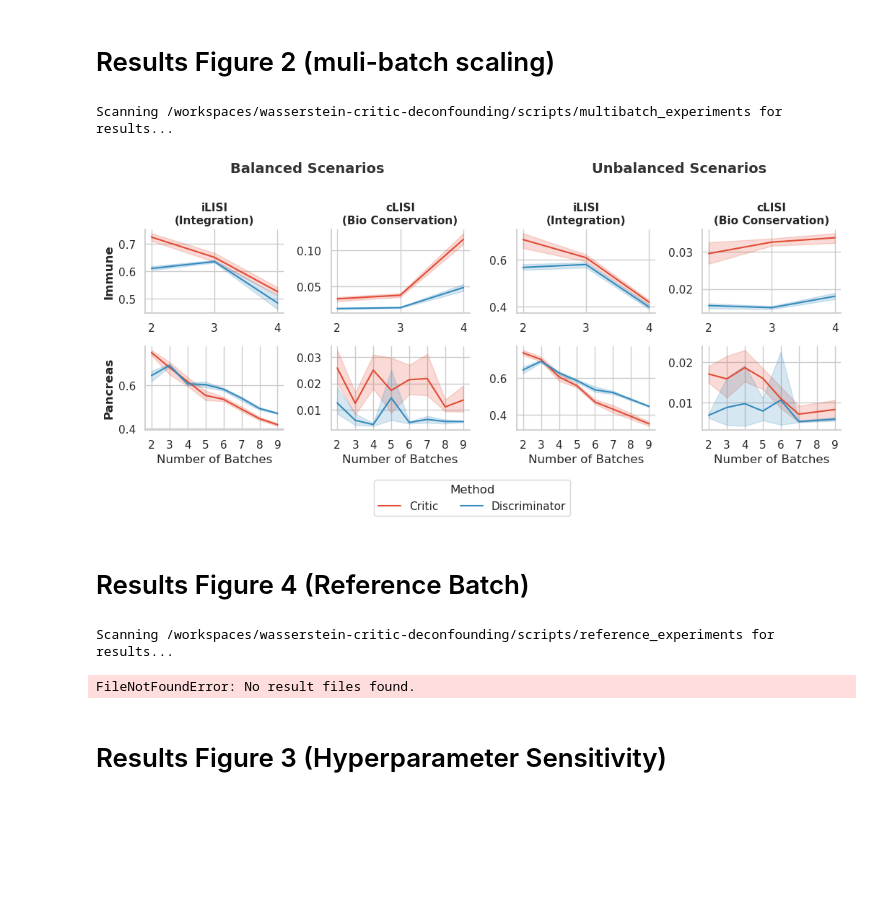
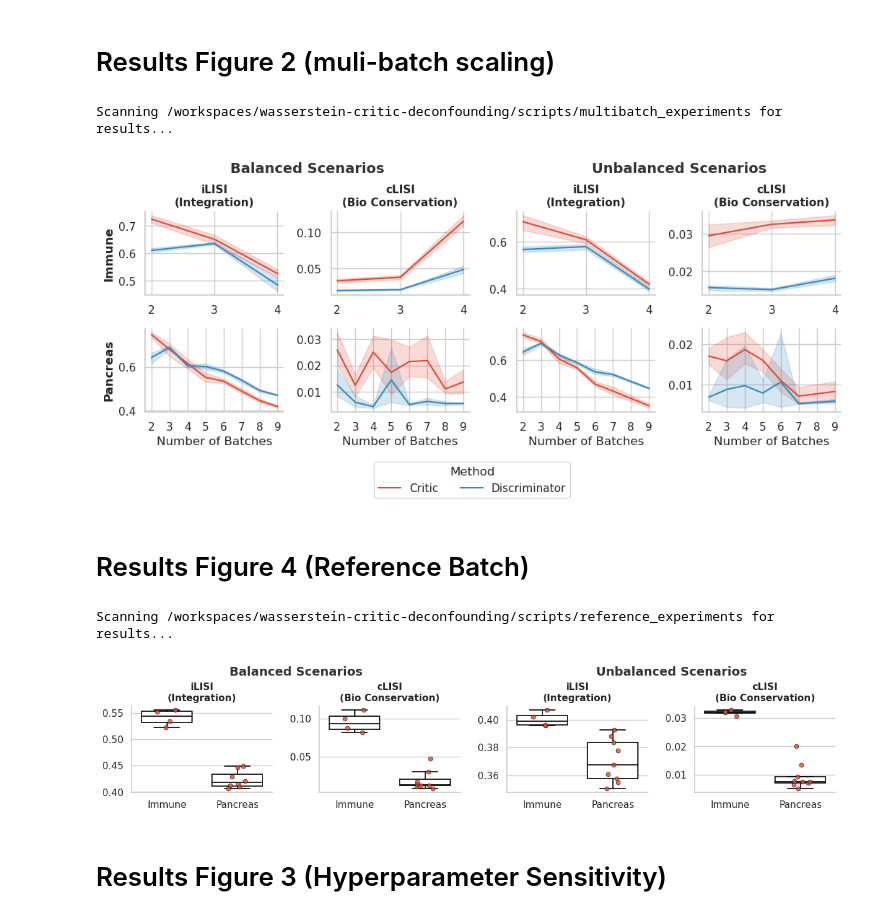
Before and after one commit to kreid415/wasserstein-critic-deconfounding, a Jupyter notebook: notebooks/results.ipynb, the cells around one changed output. Drawn from its saved outputs; the diff is of its cells as text; code cells hidden in the pictures; blank space fills up the shorter version.

```diff
--- a/notebooks/results.ipynb
+++ b/notebooks/results.ipynb
@@ -223,36 +223,36 @@ else:
         g.axes[i, 0].set_ylabel(row_name, fontweight='bold', fontsize=12)
 
     # D. Integer Ticks
     for ax in g.axes.flatten():
         ax.xaxis.set_major_locator(MaxNLocator(integer=True))
 
     sns.move_legend(g, "upper center", bbox_to_anchor=(0.5, 0.06), ncol=2, title="Method", frameon=True)
 
     # --- 5. Group Subtitles ---
 
     # 1. Reduced top limit (0.92 -> 0.85) to push plots down and create header space
     g.fig.tight_layout(rect=[0, 0.05, 1, 0.85])
 
     def add_group_subtitle(g, col_indices, text, y_offset=0.15):
         ax_left = g.axes[0, col_indices[0]]
         ax_right = g.axes[0, col_indices[-1]]
         bbox_left = ax_left.get_position()
         bbox_right = ax_right.get_position()
         center_x = (bbox_left.x0 + bbox_right.x1) / 2
 
         # Calculate Y position relative to the top of the axes
         center_y = bbox_left.y1 + y_offset
 
         g.fig.text(center_x, center_y, text, ha='center', va='bottom', fontsize=14, fontweight='bold', color='#333333')
 
-    add_group_subtitle(g, [0, 1], "Balanced Scenarios")
-    add_group_subtitle(g, [2, 3], "Unbalanced Scenarios")
+    add_group_subtitle(g, [0, 1], "Balanced Scenarios", y_offset=0.10)
+    add_group_subtitle(g, [2, 3], "Unbalanced Scenarios", y_offset=0.10)
 
     plt.savefig("multibatch_trends_grouped.png", dpi=300, bbox_inches='tight')
     plt.show()
 # %% [output]
 Scanning /workspaces/wasserstein-critic-deconfounding/scripts/multibatch_experiments for results...
-[figure, old version]
+[figure, new version]
 # %% [markdown]
 # Results Figure 4 (Reference Batch)
 # %%
@@ -415,7 +415,7 @@ else:
     plt.show()
 # %% [output]
 Scanning /workspaces/wasserstein-critic-deconfounding/scripts/reference_experiments for results...
-FileNotFoundError: No result files found.
+[figure, added]
 # %% [markdown]
 # Results Figure 3 (Hyperparameter Sensitivity)
 # %%
```
Also changed, not shown: parts of 4 cells of this notebook, 1 other file.
